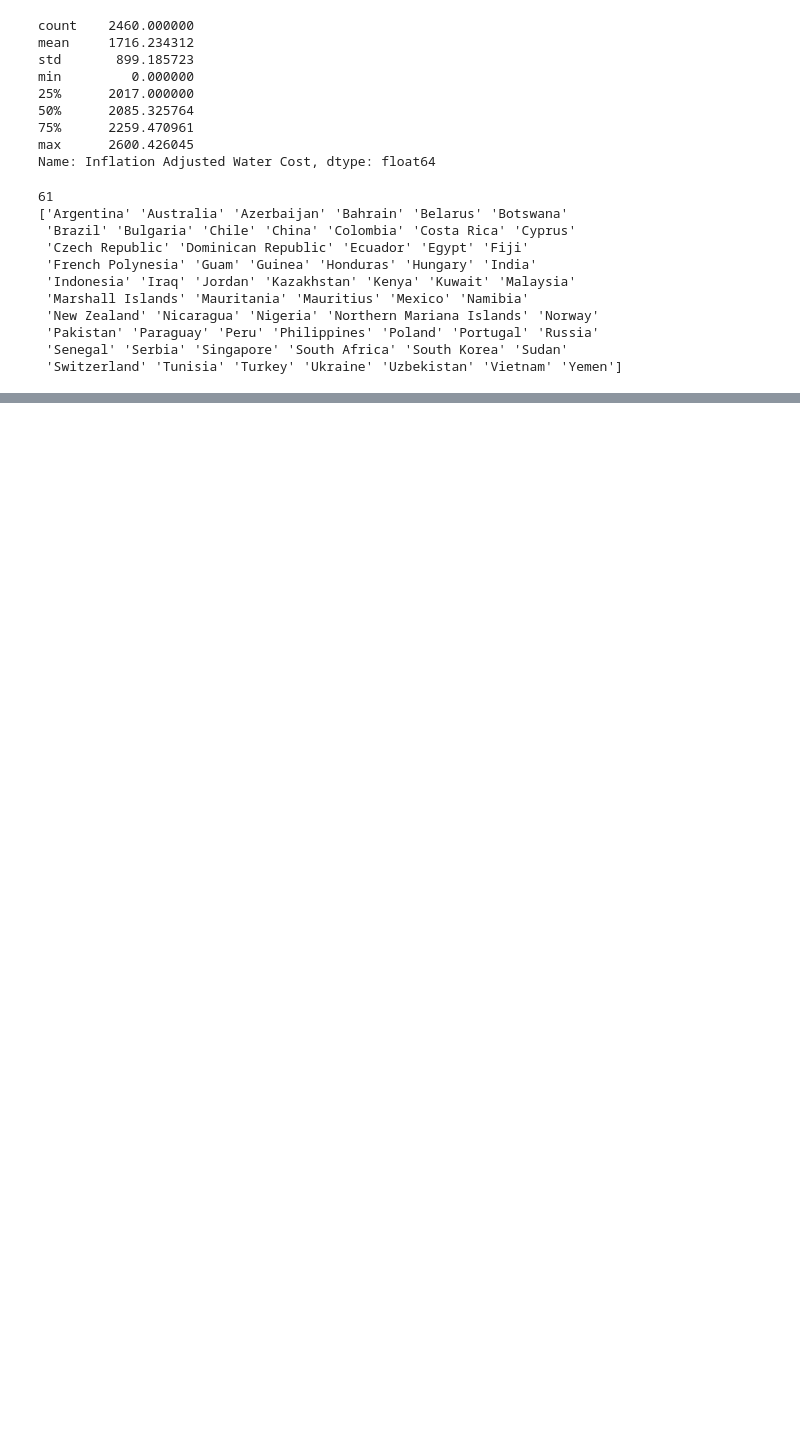
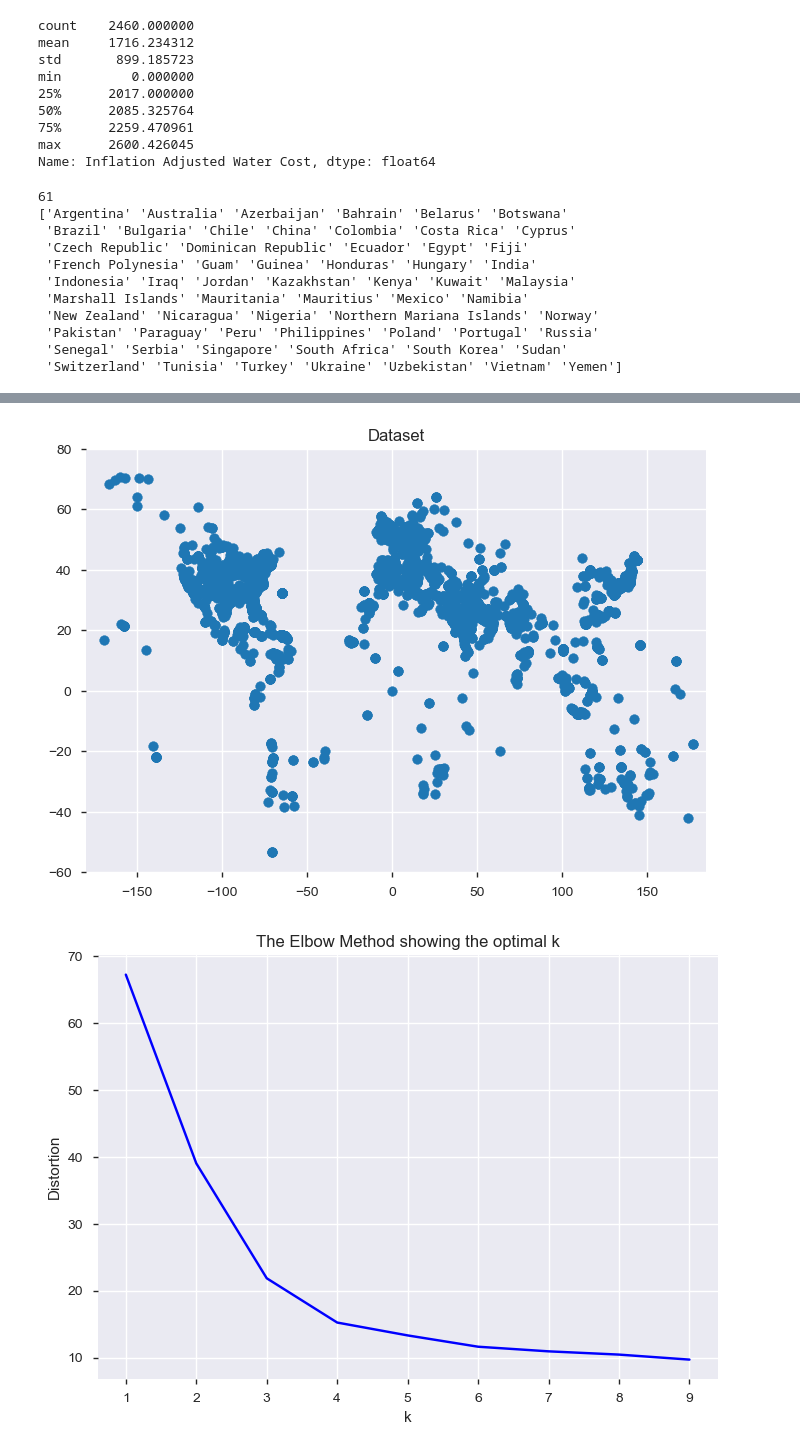
Before and after one commit to rvv2106/Desal-Project, a Jupyter notebook: Solar_Desal_Rohan.ipynb, the cells around one changed output, grey strips where cells are left out. Saved outputs shown, nothing was run; the diff lists cells and outputs as text; code cells hidden in the pictures; blank space fills up the shorter version.

```diff
--- a/Solar_Desal_Rohan.ipynb
+++ b/Solar_Desal_Rohan.ipynb
@@ -212,0 +196,5 @@ mdf.describe()
+# %%
+print("Prior file size "+str(len(mdf)))
+mdf = mdf[(mdf['Latitude'].notna()) & (mdf['Longitude'].notna())]
+mdf = mdf[mdf['Capacity (MGD)'].notna()]
+print("New file size "+str(len(mdf)))
@@ -212,0 +204,4 @@ mdf.describe()
+# %%
+msk = np.random.rand(len(mdf)) < 0.7
+train = mdf[msk]
+test = mdf[~msk]
@@ -212,0 +211,37 @@ mdf.describe()
+# %%
+from sklearn.cluster import KMeans
+from scipy.spatial.distance import cdist
+
+x2 = train['Latitude']
+x1 = train['Longitude']
+
+plt.plot()
+plt.xlim([-180, 185])
+plt.ylim([-60, 80])
+plt.title('Dataset')
+plt.scatter(x1, x2)
+plt.show()
+
+# create new plot and data
+plt.plot()
+X = np.array(list(zip(x1, x2))).reshape(len(x1), 2)
+colors = ['b', 'g', 'r']
+markers = ['o', 'v', 's']
+
+# k means determine k
+distortions = []
+K = range(1,10)
+for k in K:
+    kmeanModel = KMeans(n_clusters=k).fit(X)
+    kmeanModel.fit(X)
+    distortions.append(sum(np.min(cdist(X, kmeanModel.cluster_centers_, 'euclidean'), axis=1)) / X.shape[0])
+
+# Plot the elbow
+plt.plot(K, distortions, 'bx-')
+plt.xlabel('k')
+plt.ylabel('Distortion')
+plt.title('The Elbow Method showing the optimal k')
+plt.show()
+# %% [output]
+[figure, added]
+[figure, added]
```
Also changed, not shown: parts of 70 cells of this notebook.
